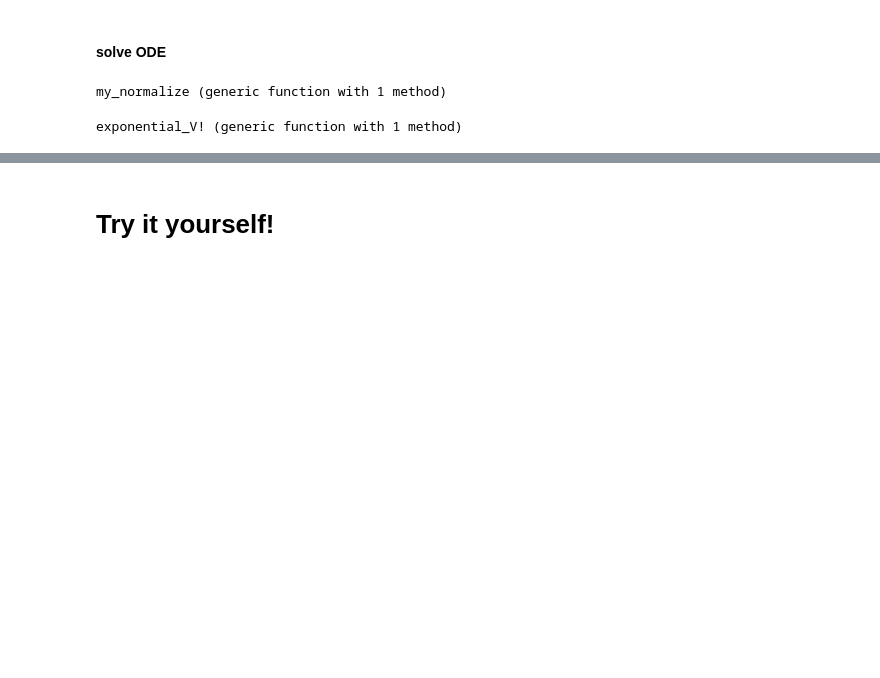
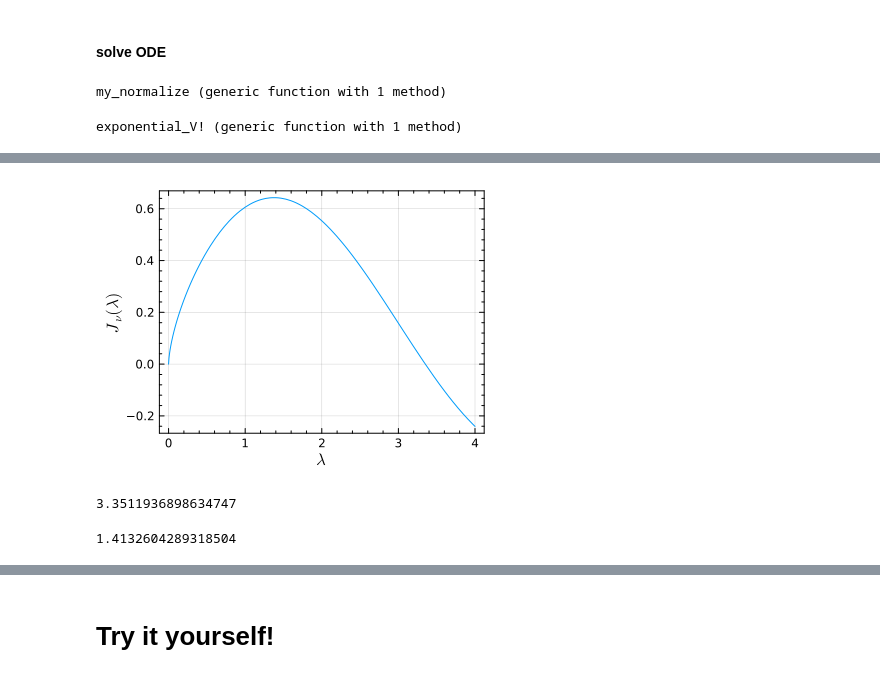
Before and after one commit to linqiu15/schrodinger_equation_solver.jl, a Jupyter notebook: example_gem.ipynb, the cells around one changed output, grey strips where cells are left out. Cells and saved outputs as stored; diff of their text form; code cells hidden in the pictures; blank space fills up the shorter version.

```diff
--- a/example_gem.ipynb
+++ b/example_gem.ipynb
@@ -534,0 +495,12 @@ The eigen energy is -0.002200000798686615
+# %%
+plot(λ->besselj(ν_exp, λ), 0, 4;xlabel=L"\lambda",ylabel=L"J_\nu(\lambda)",legend=false)
+# %% [output]
+[figure, added]
+# %%
+λ_exp=Roots.find_zero(λ->besselj(ν_exp, λ), (0.1, 4.0))
+# %% [output]
+3.3511936898634747
+# %%
+U0_analytical=λ_exp^2*μ_exp^2/(2*hbarc)^2
+# %% [output]
+1.4132604289318504
```
Also changed, not shown: parts of 12 cells of this notebook, 3 other files.
